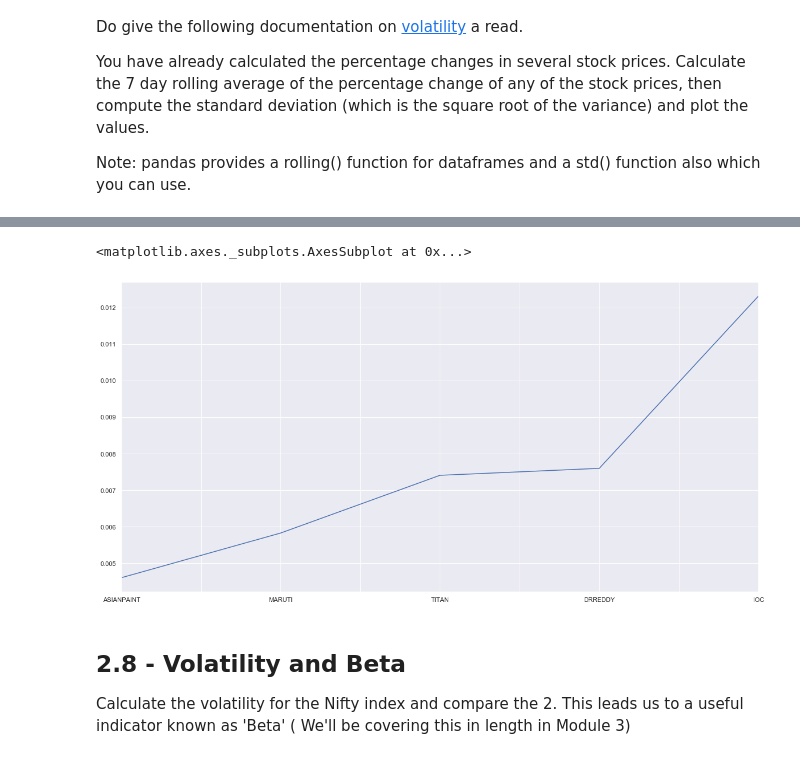
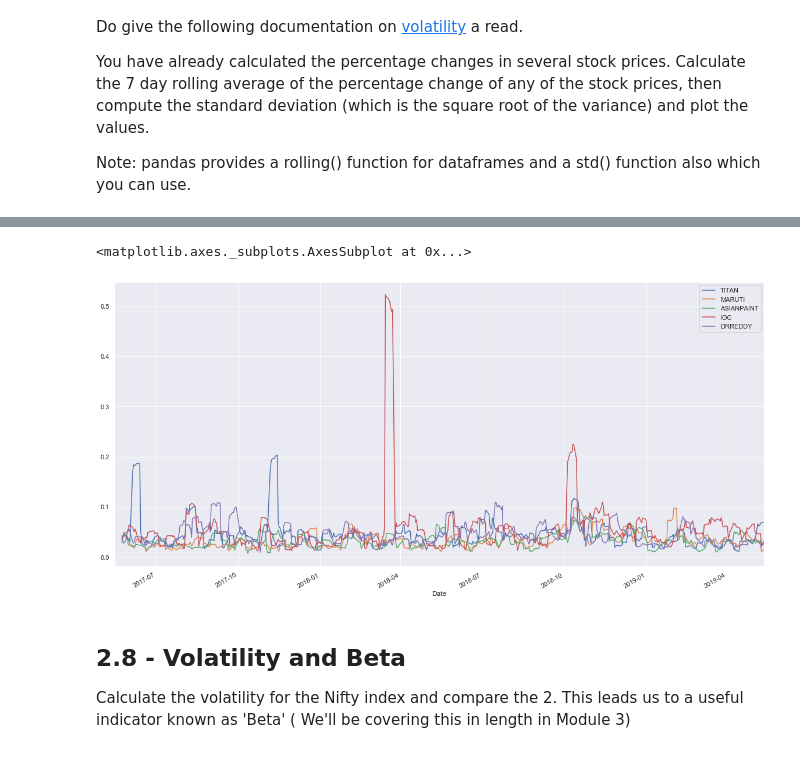
Before and after one commit to JamesMcGuigan/aspiration-ai-internship, a Jupyter notebook: python3/module_2/module_2.ipynb, the cells around one changed output, grey strips where cells are left out. Saved outputs shown, nothing was run; the diff lists cells and outputs as text; code cells hidden in the pictures.

```diff
--- a/python3/module_2/module_2.ipynb
+++ b/python3/module_2/module_2.ipynb
@@ -292,0 +284,3 @@ dtype: float64
+# %%
+correlation_volatility = correlation_df_pct.rolling(7).std() * np.sqrt(7)  # Volatility = rolling(N).std() * sqrt(N)
+correlation_volatility.tail()
@@ -293,8 +295,8 @@ dtype: float64
 # %%
-correlation_rolling_pct_volatility.plot()
+correlation_volatility.plot()
 # %% [output]
 <matplotlib.axes._subplots.AxesSubplot at 0x...>
-[figure, old version]
+[figure, new version]
 # %% [markdown]
 ## 2.8 - Volatility and Beta
 
```
Also changed, not shown: parts of 12 cells of this notebook, 1 other file.
